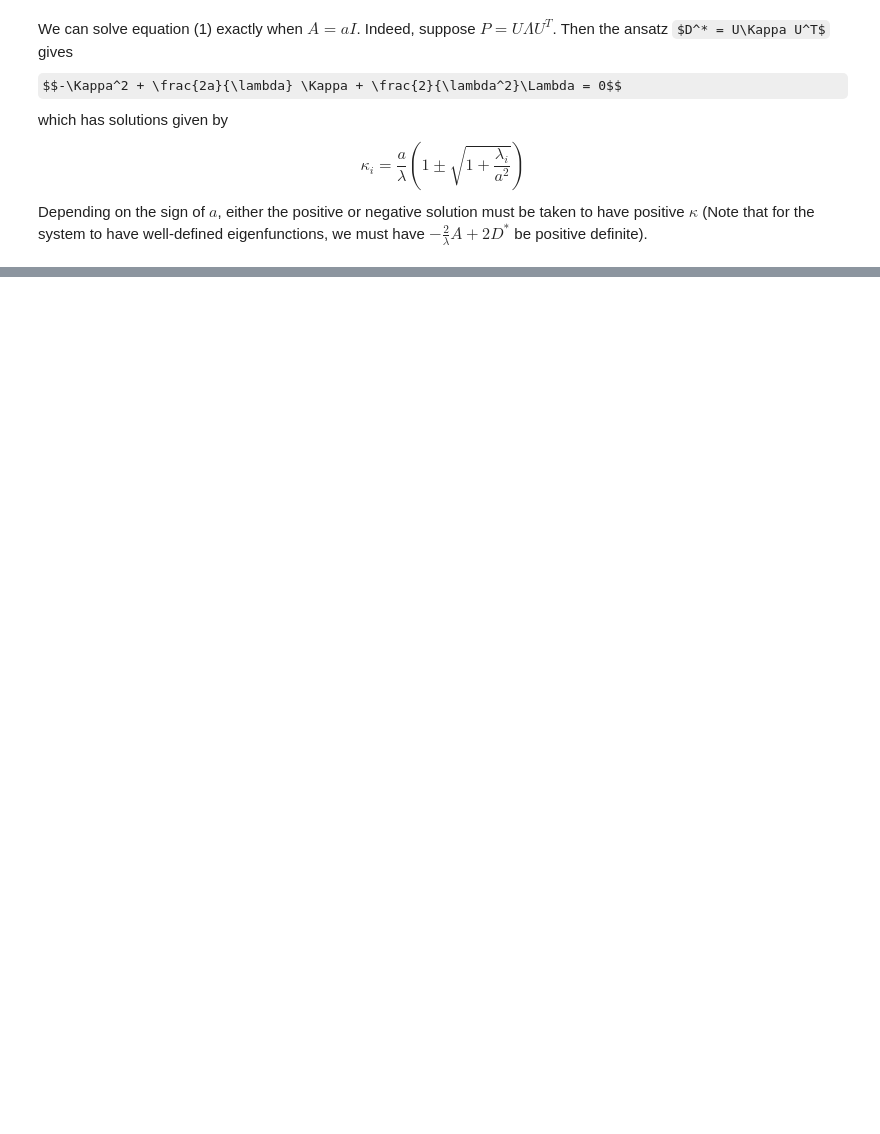
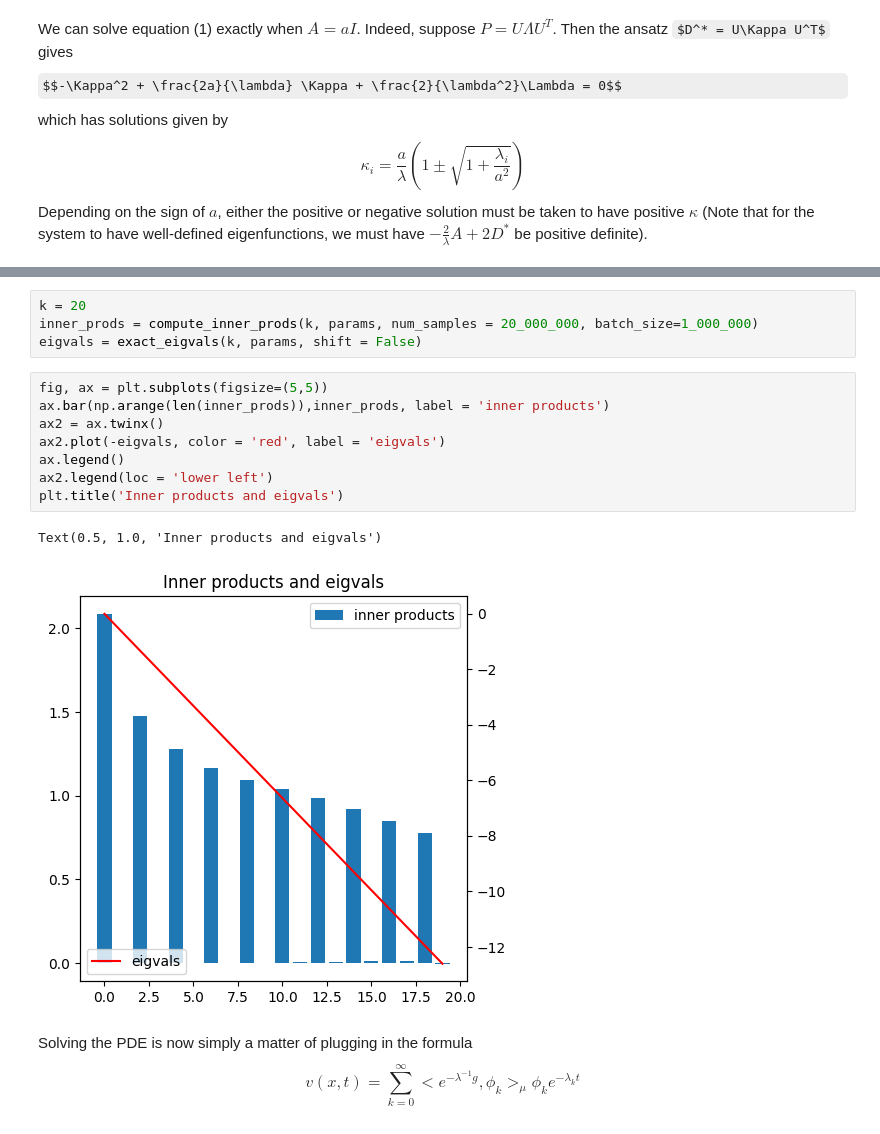
Before and after one commit to lclaeys/eigenfunction-solver, a Jupyter notebook: clean_notebooks/optimalcontrol.ipynb, the cells around one changed output, grey strips where cells are left out. Cells and saved outputs as stored; diff of their text form; some formulas as TeX source; blank space fills up the shorter version.

```diff
--- a/clean_notebooks/optimalcontrol.ipynb
+++ b/clean_notebooks/optimalcontrol.ipynb
@@ -418,0 +519,18 @@ Text(0.5, 1.0, 'Old operator inner products')
+# %%
+k = 20
+inner_prods = compute_inner_prods(k, params, num_samples = 20_000_000, batch_size=1_000_000)
+eigvals = exact_eigvals(k, params, shift = False)
+# %%
+fig, ax = plt.subplots(figsize=(5,5))
+ax.bar(np.arange(len(inner_prods)),inner_prods, label = 'inner products')
+ax2 = ax.twinx()
+ax2.plot(-eigvals, color = 'red', label = 'eigvals')
+ax.legend()
+ax2.legend(loc = 'lower left')
+plt.title('Inner products and eigvals')
+# %% [output]
+Text(0.5, 1.0, 'Inner products and eigvals')
+[figure, added]
+# %% [markdown]
+Solving the PDE is now simply a matter of plugging in the formula
+$$v(x,t) = \sum_{k=0}^\infty <e^{-\lambda^{-1}g}, \phi_k>_\mu \phi_k e^{-\lambda_k t}$$
```
Also changed, not shown: parts of 47 cells of this notebook, 2 other files.
